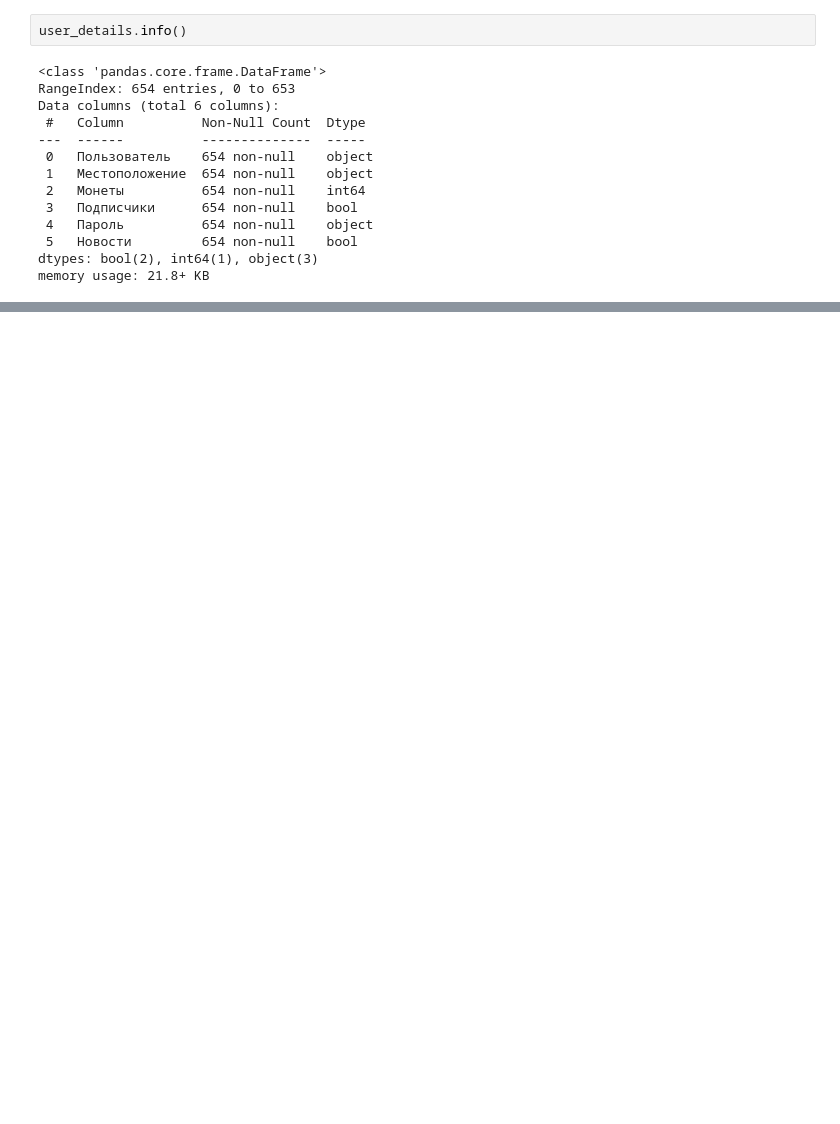
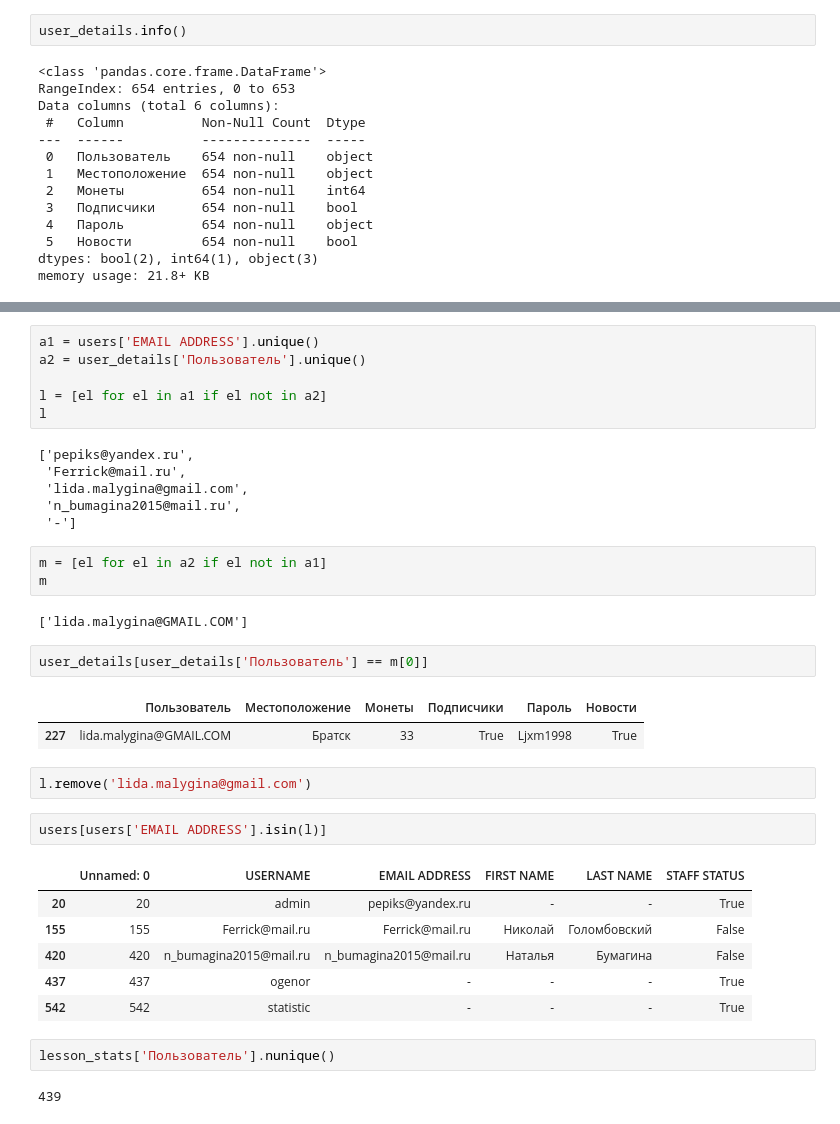
Before and after one commit to MaximZhambalov/Hackatone_10_2024_SF, a Jupyter notebook: 1_info.ipynb, the cells around one changed output, grey strips where cells are left out. Drawn from its saved outputs; the diff is of its cells as text; blank space fills up the shorter version.

```diff
--- a/1_info.ipynb
+++ b/1_info.ipynb
@@ -122,0 +157,37 @@ memory usage: 21.8+ KB
+# %%
+a1 = users['EMAIL ADDRESS'].unique()
+a2 = user_details['Пользователь'].unique()
+
+l = [el for el in a1 if el not in a2]
+l
+# %% [output]
+['pepiks@yandex.ru',
+ 'Ferrick@mail.ru',
+ 'lida.malygina@gmail.com',
+ 'n_bumagina2015@mail.ru',
+ '-']
+# %%
+m = [el for el in a2 if el not in a1]
+m
+# %% [output]
+['lida.malygina@GMAIL.COM']
+# %%
+user_details[user_details['Пользователь'] == m[0]]
+# %% [output]
+|  | Пользователь | Местоположение | Монеты | Подписчики | Пароль | Новости |
+| 227 | lida.malygina@GMAIL.COM | Братск | 33 | True | Ljxm1998 | True |
+# %%
+l.remove('lida.malygina@gmail.com')
+# %%
+users[users['EMAIL ADDRESS'].isin(l)]
+# %% [output]
+|  | Unnamed: 0 | USERNAME | EMAIL ADDRESS | FIRST NAME | LAST NAME | STAFF STATUS |
+| 20 | 20 | admin | pepiks@yandex.ru | - | - | True |
+| 155 | 155 | Ferrick@mail.ru | Ferrick@mail.ru | Николай | Голомбовский | False |
+| 420 | 420 | n_bumagina2015@mail.ru | n_bumagina2015@mail.ru | Наталья | Бумагина | False |
+| 437 | 437 | ogenor | - | - | - | True |
+| 542 | 542 | statistic | - | - | - | True |
+# %%
+lesson_stats['Пользователь'].nunique()
+# %% [output]
+439
```
Also changed, not shown: parts of 8 cells of this notebook, 1 other file.
